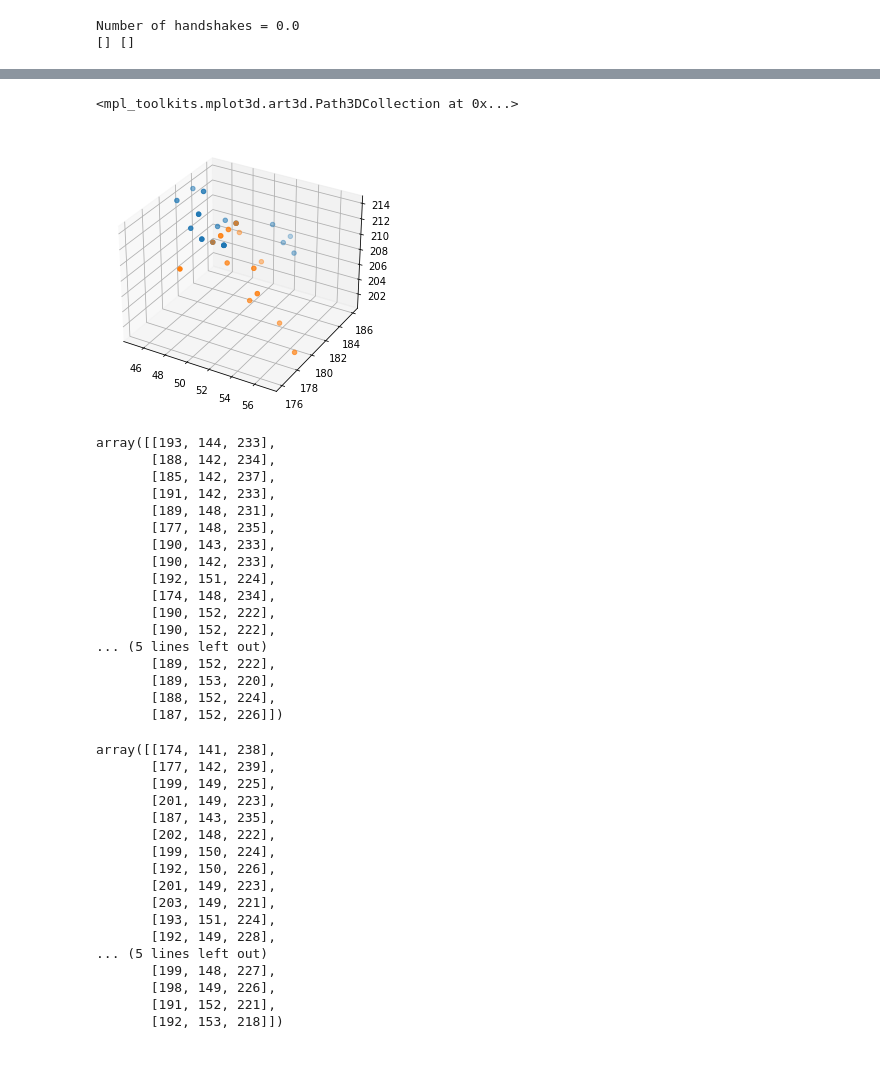
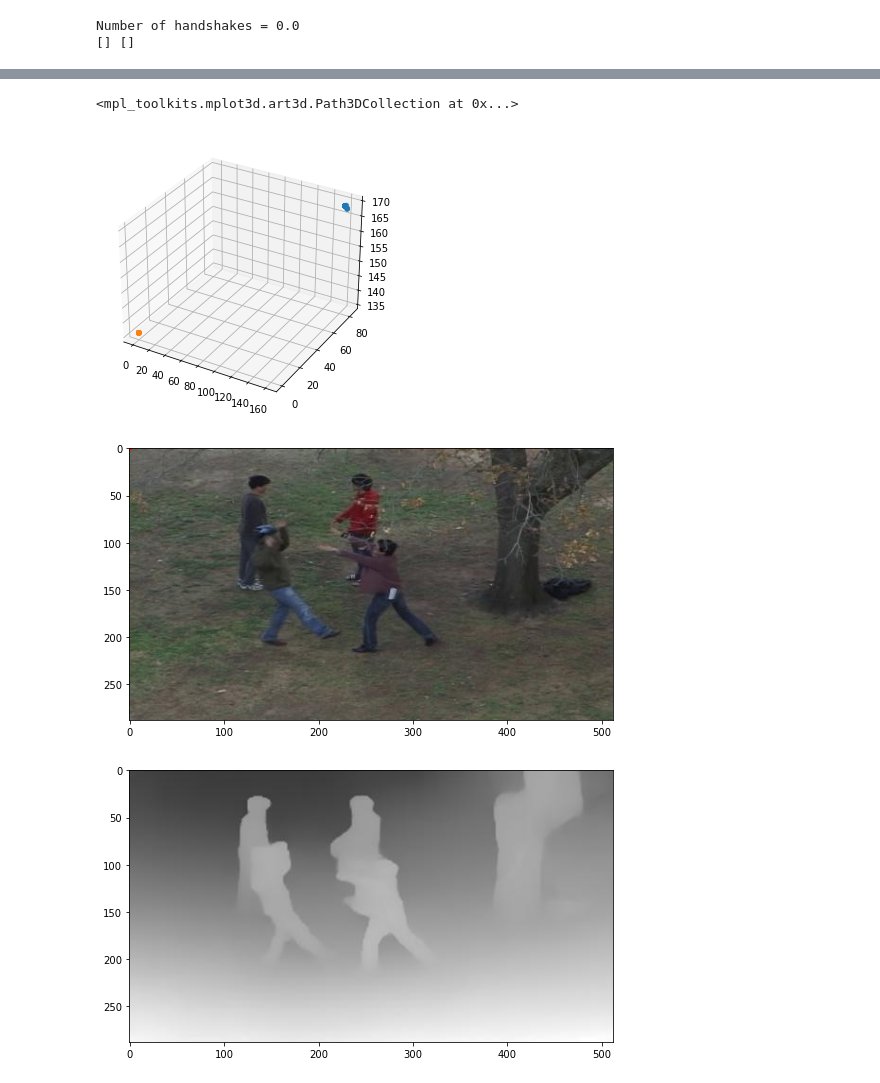
Before and after one commit to suren3141/Contact_Detection, a Jupyter notebook: Handshake detection single image.ipynb, the cells around one changed output, grey strips where cells are left out. Saved outputs shown, nothing was run; the diff lists cells and outputs as text; code cells hidden in the pictures.

```diff
--- a/Handshake detection single image.ipynb
+++ b/Handshake detection single image.ipynb
@@ -172,48 +178,23 @@ from mpl_toolkits.mplot3d import Axes3D
 fig = plt.figure()
 ax = fig.add_subplot(111, projection='3d')
 
-Axes3D.scatter(ax,hands3D[0,1,:,0], hands3D[0,1,:,1], hands3D[0,1,:,2], zdir='z')
-Axes3D.scatter(ax,hands3D[1,2,:,0], hands3D[1,2,:,1], hands3D[1,2,:,2], zdir='z')
+Axes3D.scatter(ax,hands3D[0,2,:,0], hands3D[0,2,:,1], hands3D[0,2,:,2], zdir='z')
+Axes3D.scatter(ax,hands3D[1,0,:,0], hands3D[1,0,:,1], hands3D[1,0,:,2], zdir='z')
 # %% [output]
 <mpl_toolkits.mplot3d.art3d.Path3DCollection at 0x...>
-[figure, old version]
+[figure, new version]
-# %%
-hands3D[0,1,:,:]
-# %% [output]
-array([[193, 144, 233],
-       [188, 142, 234],
-       [185, 142, 237],
-       [191, 142, 233],
-       [189, 148, 231],
-       [177, 148, 235],
-       [190, 143, 233],
-       [190, 142, 233],
-       [192, 151, 224],
-       [174, 148, 234],
-       [190, 152, 222],
-       [190, 152, 222],
-... (5 lines left out)
-       [189, 152, 222],
-       [189, 153, 220],
-       [188, 152, 224],
-       [187, 152, 226]])
-# %%
-hands3D[1,0,:,:]
-# %% [output]
-array([[174, 141, 238],
-       [177, 142, 239],
-       [199, 149, 225],
-       [201, 149, 223],
-       [187, 143, 235],
-       [202, 148, 222],
-       [199, 150, 224],
-       [192, 150, 226],
-       [201, 149, 223],
-       [203, 149, 221],
-       [193, 151, 224],
-       [192, 149, 228],
-... (5 lines left out)
-       [199, 148, 227],
-       [198, 149, 226],
-       [191, 152, 221],
-       [192, 153, 218]])
+# %%
+# for idx in [0,1]:
+#     plt.scatter(handloc[0][idx][:,0], handloc[0][idx][:,1], s=2)
+# #     plt.scatter(handloc[1][idx][:,0], handloc[1][idx][:,1], s=2)
+
+plt.scatter(pose[1][6][0], pose[1][6][1], s=3, edgecolors='yellow')
+plt.scatter(hands3D[0][1][:,0], hands3D[0][1][:,1], s=3, edgecolors='red')
+
+plt.imshow(cv2.cvtColor(img_rgb,cv2.COLOR_BGR2RGB))
+plt.show()
+plt.imshow(cv2.cvtColor(img,cv2.COLOR_BGR2RGB))
+plt.show()
+# %% [output]
+[figure, added]
+[figure, added]
```
Also changed, not shown: parts of 9 cells of this notebook, 2 other files.
